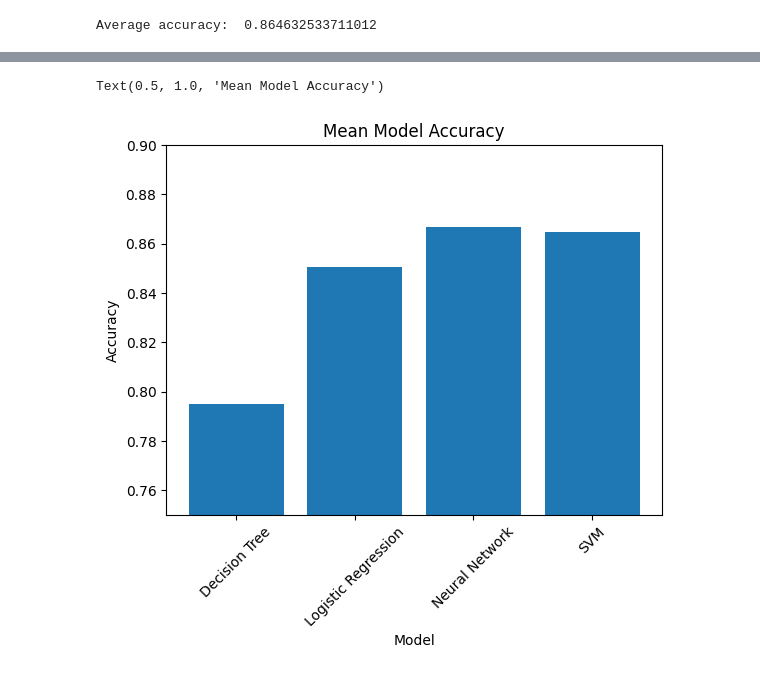
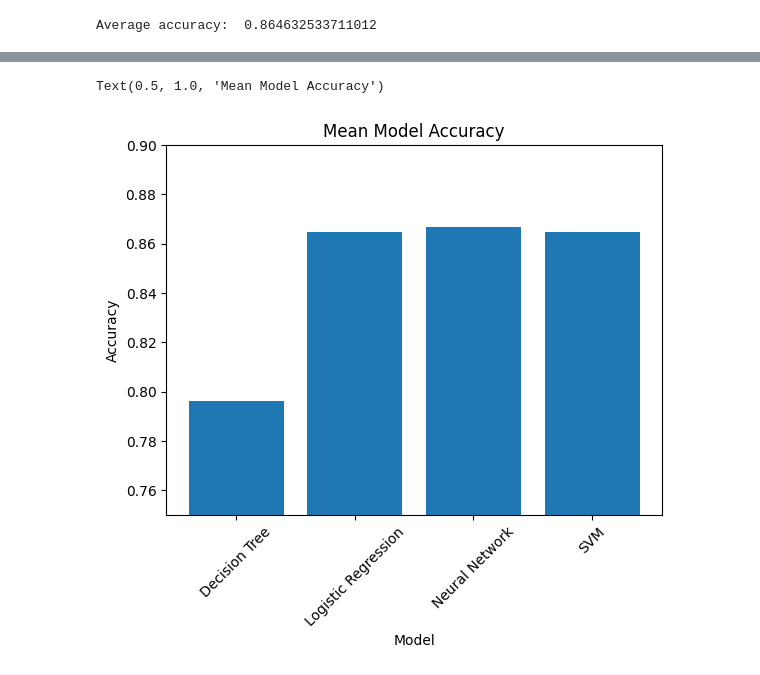
Before and after one commit to kellerflint/intro-ai-final-project, a Jupyter notebook: NeuralNetworkAndSVMApproach.ipynb, the cells around one changed output, grey strips where cells are left out. Saved outputs shown, nothing was run; the diff lists cells and outputs as text; code cells hidden in the pictures.

Commit message:
added graphs

```diff
--- a/NeuralNetworkAndSVMApproach.ipynb
+++ b/NeuralNetworkAndSVMApproach.ipynb
@@ -126,13 +178,13 @@ Average accuracy:  0.864632533711012
 # %%
 # Results of KFold for DT, LR, NN, SVM
-accuracies = [0.7949, 0.8507, 0.8666, 0.8646]
+accuracies = [0.7960, 0.8648, 0.8666, 0.8646]
 
 plt.bar(['Decision Tree', 'Logistic Regression', 'Neural Network', 'SVM'], accuracies)
 plt.xticks(rotation=45)
 plt.ylim(0.75, 0.9)
 plt.xlabel('Model')
 plt.ylabel('Accuracy')
 plt.title('Mean Model Accuracy')
 # %% [output]
 Text(0.5, 1.0, 'Mean Model Accuracy')
-[figure, old version]
+[figure, new version]
```
Also changed, not shown: parts of 5 cells of this notebook.
